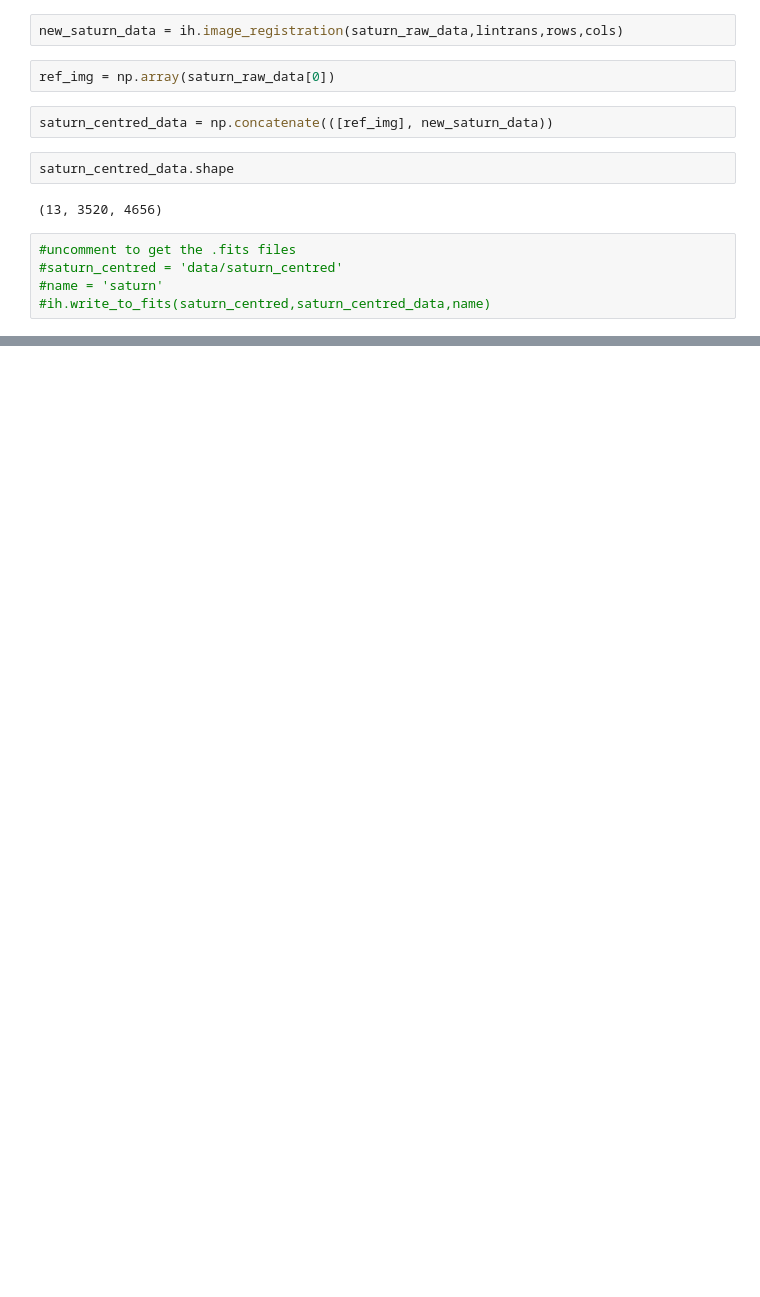
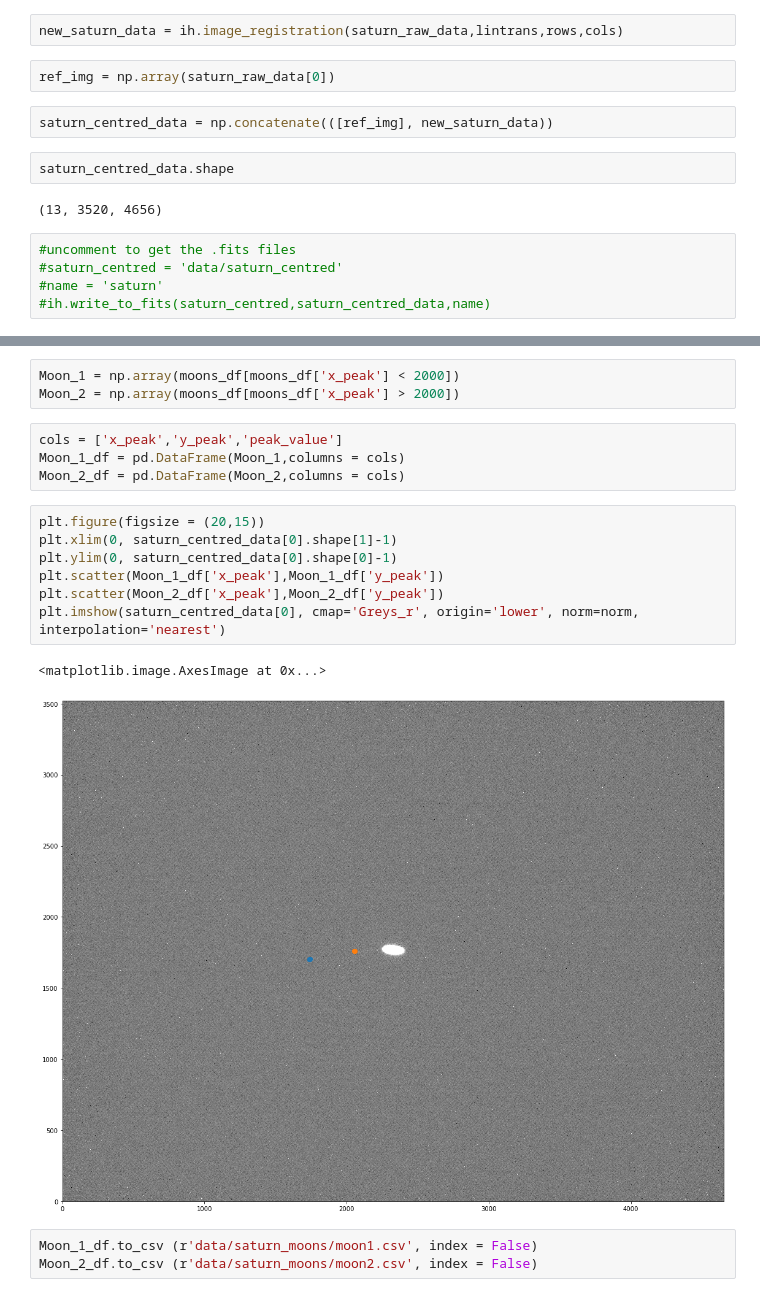
Before and after one commit to DIaDaynaDay/jupiter-insight, a Jupyter notebook: saturn_centering .ipynb, the cells around one changed output, grey strips where cells are left out. Drawn from its saved outputs; the diff is of its cells as text; blank space fills up the shorter version.

```diff
--- a/saturn_centering .ipynb
+++ b/saturn_centering .ipynb
@@ -51,0 +117,20 @@ saturn_centred_data.shape
+# %%
+Moon_1 = np.array(moons_df[moons_df['x_peak'] < 2000])
+Moon_2 = np.array(moons_df[moons_df['x_peak'] > 2000])
+# %%
+cols = ['x_peak','y_peak','peak_value']
+Moon_1_df = pd.DataFrame(Moon_1,columns = cols)
+Moon_2_df = pd.DataFrame(Moon_2,columns = cols)
+# %%
+plt.figure(figsize = (20,15))
+plt.xlim(0, saturn_centred_data[0].shape[1]-1)
+plt.ylim(0, saturn_centred_data[0].shape[0]-1)
+plt.scatter(Moon_1_df['x_peak'],Moon_1_df['y_peak'])
+plt.scatter(Moon_2_df['x_peak'],Moon_2_df['y_peak'])
+plt.imshow(saturn_centred_data[0], cmap='Greys_r', origin='lower', norm=norm, interpolation='nearest')
+# %% [output]
+<matplotlib.image.AxesImage at 0x...>
+[figure, added]
+# %%
+Moon_1_df.to_csv (r'data/saturn_moons/moon1.csv', index = False)
+Moon_2_df.to_csv (r'data/saturn_moons/moon2.csv', index = False)
```
Also changed, not shown: parts of 13 cells of this notebook, 4 other files.
